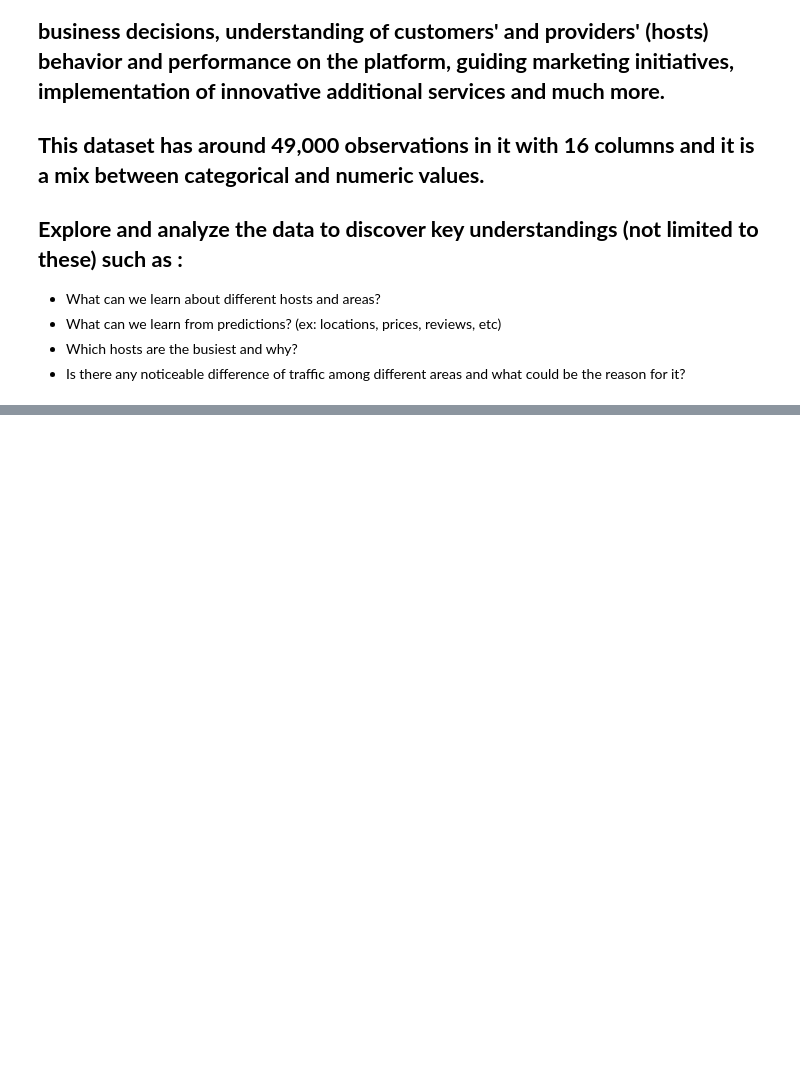
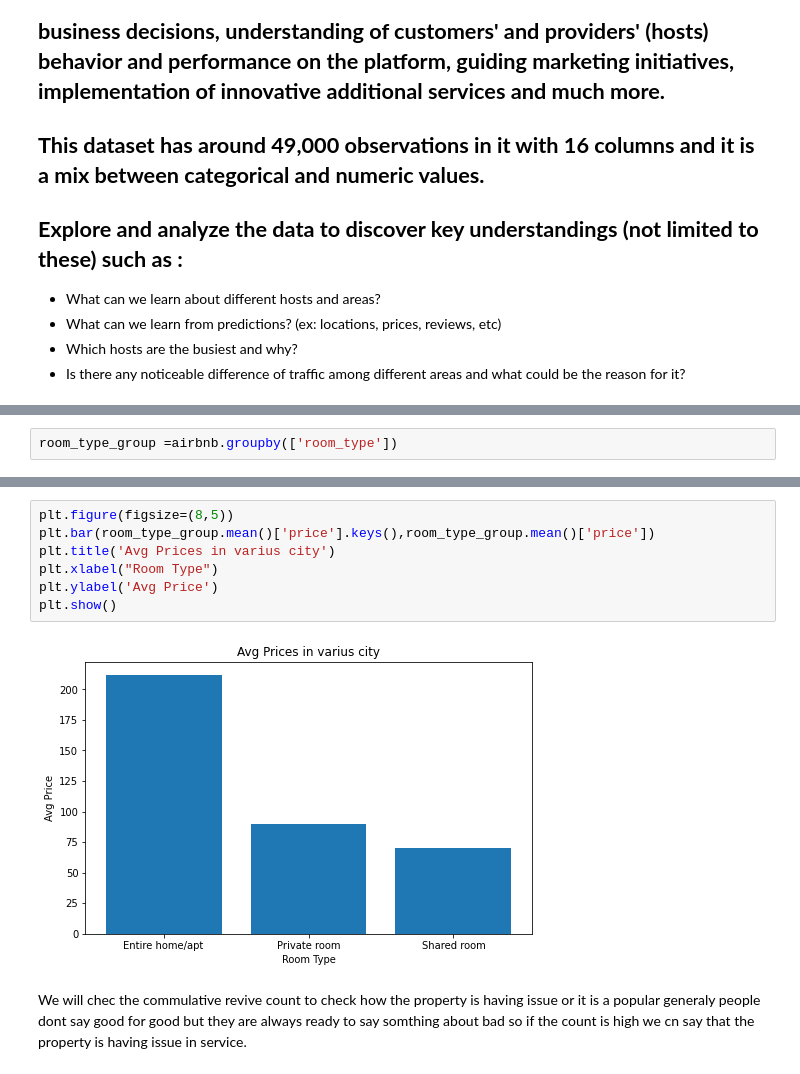
Before and after one commit to 66aadesh/AirBnB-Bookings-EDA, a Jupyter notebook: Copy_of_Airbnb_Bookings_Analysis_Capstone_Project.ipynb, the cells around one changed output, grey strips where cells are left out. Drawn from its saved outputs; the diff is of its cells as text; blank space fills up the shorter version.

```diff
--- a/Copy_of_Airbnb_Bookings_Analysis_Capstone_Project.ipynb
+++ b/Copy_of_Airbnb_Bookings_Analysis_Capstone_Project.ipynb
@@ -12,0 +300,2 @@
+# %%
+room_type_group =airbnb.groupby(['room_type'])
@@ -12,0 +310,11 @@
+# %%
+plt.figure(figsize=(8,5))
+plt.bar(room_type_group.mean()['price'].keys(),room_type_group.mean()['price'])
+plt.title('Avg Prices in varius city')
+plt.xlabel("Room Type")
+plt.ylabel('Avg Price')
+plt.show()
+# %% [output]
+[figure, added]
+# %% [markdown]
+We will chec the commulative revive count to check how the property is having issue or it is a popular generaly people dont say good for good but they are always ready to say somthing about bad so if the count is high we cn say that the property is having issue in service.
```
Also changed, not shown: parts of 70 cells of this notebook.
